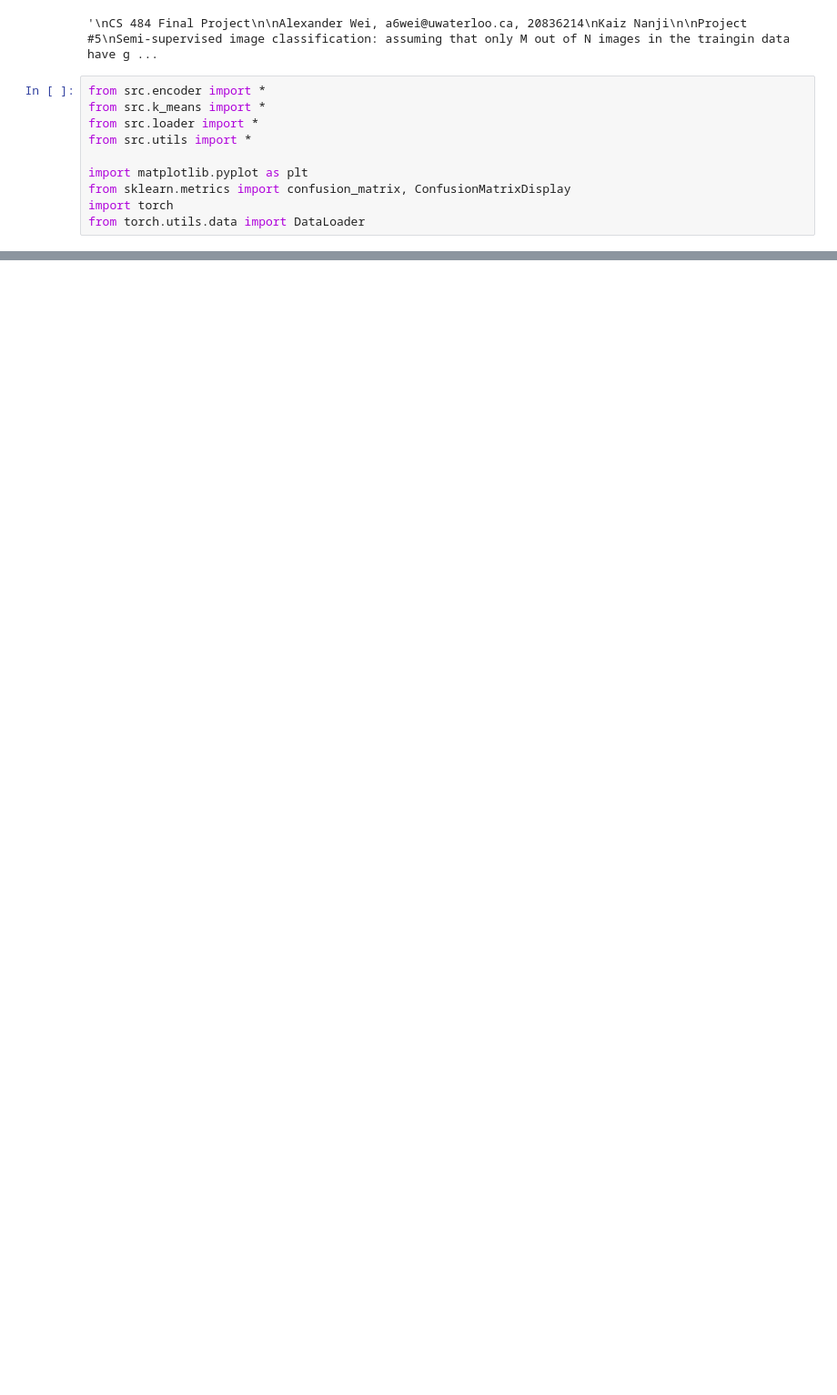
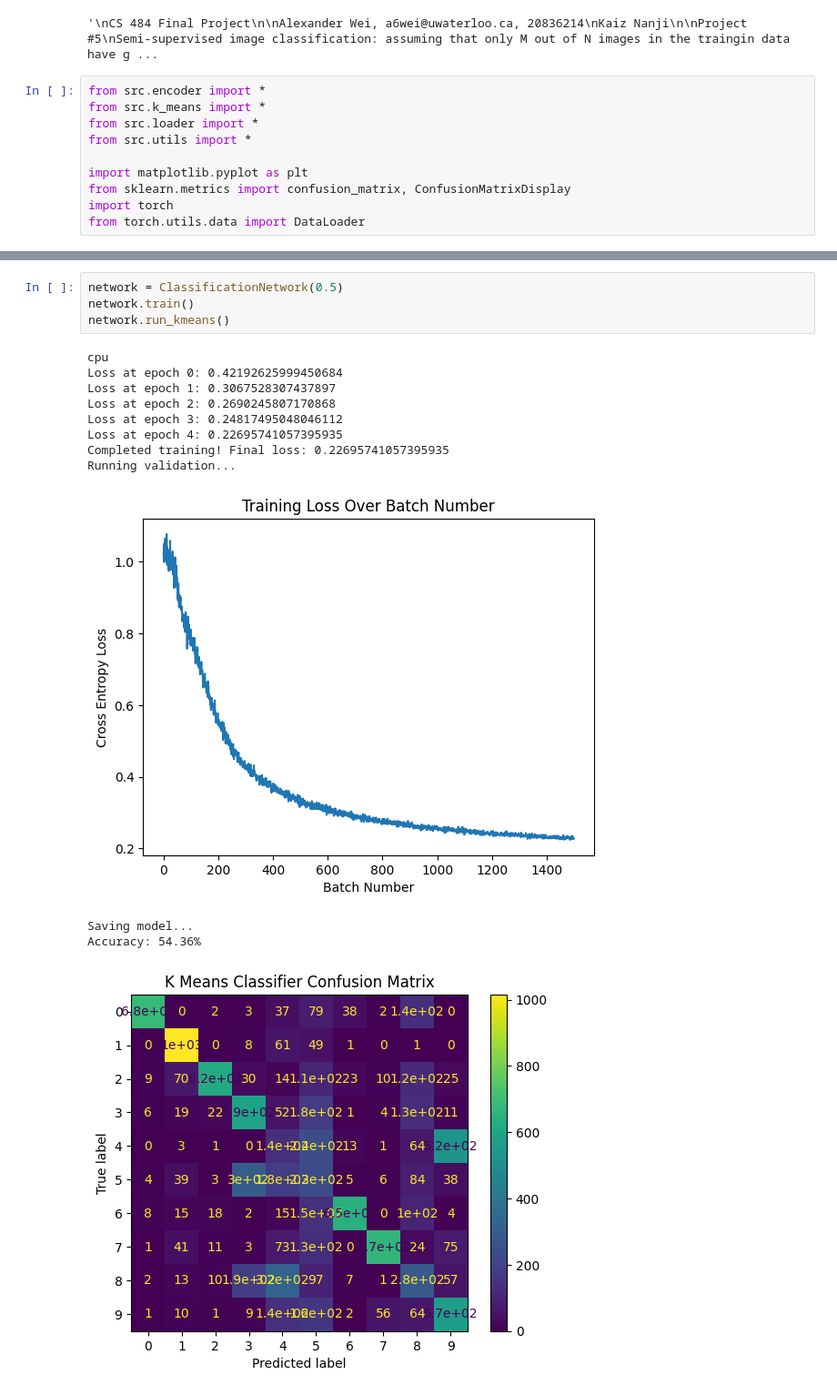
Before and after one commit to awei799331/cs484-final-project, a Jupyter notebook: main.ipynb, the cells around one changed output, grey strips where cells are left out. Shown at 91% size. Drawn from its saved outputs; the diff is of its cells as text; blank space fills up the shorter version.

```diff
--- a/main.ipynb
+++ b/main.ipynb
@@ -43,0 +136,17 @@ mnist_test = dataset_handler.mnist_test
+# %%
+network = ClassificationNetwork(0.5)
+network.train()
+network.run_kmeans()
+# %% [output]
+cpu
+Loss at epoch 0: 0.42192625999450684
+Loss at epoch 1: 0.3067528307437897
+Loss at epoch 2: 0.2690245807170868
+Loss at epoch 3: 0.24817495048046112
+Loss at epoch 4: 0.22695741057395935
+Completed training! Final loss: 0.22695741057395935
+Running validation...
+[figure, added]
+Saving model...
+Accuracy: 54.36%
+[figure, added]
```
Also changed, not shown: parts of 13 cells of this notebook, 1 other file.
